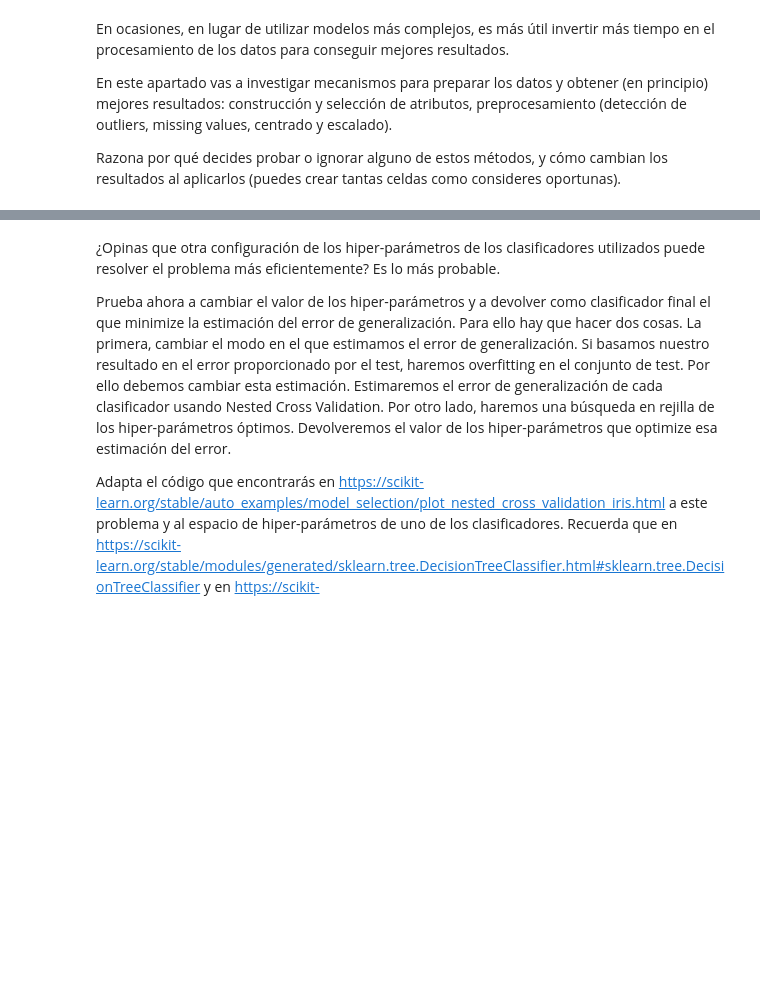
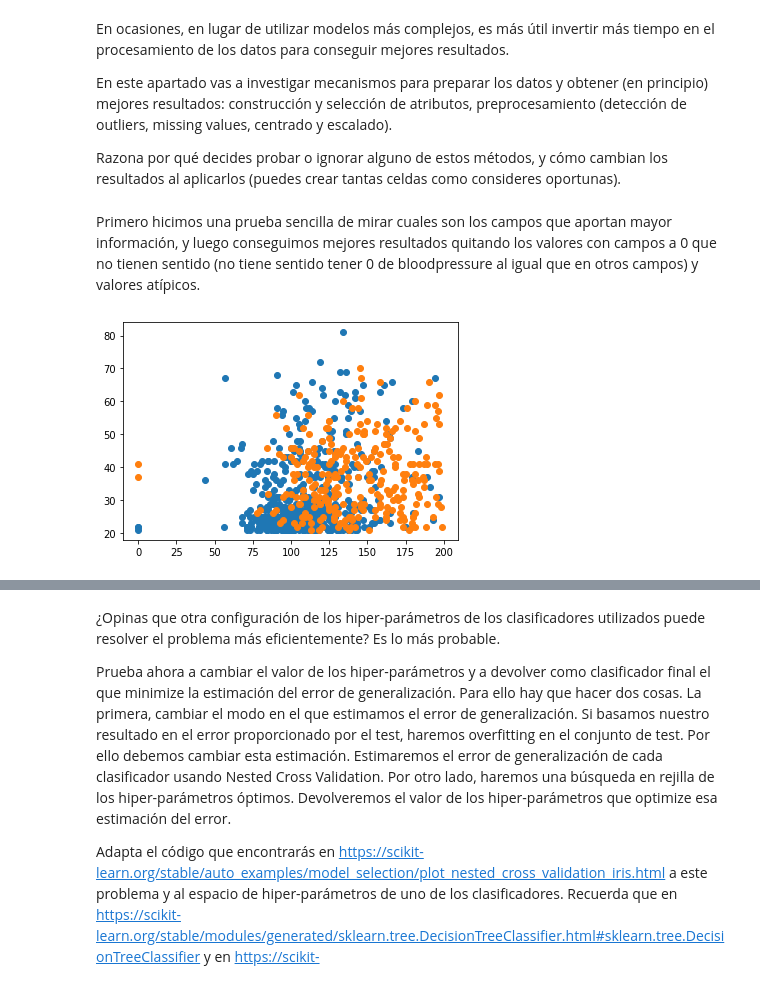
Before and after one commit to GregorioBlazquez/IA, a Jupyter notebook: p4_2301_04_Blazquez_Vicente/p4_02.ipynb, the cells around one changed output, grey strips where cells are left out. Drawn from its saved outputs; the diff is of its cells as text; code cells hidden in the pictures; blank space fills up the shorter version.

```diff
--- a/p4_2301_04_Blazquez_Vicente/p4_02.ipynb
+++ b/p4_2301_04_Blazquez_Vicente/p4_02.ipynb
@@ -78,0 +214,27 @@ Razona por qué decides probar o ignorar alguno de estos métodos, y cómo cambi
+# %% [markdown]
+Primero hicimos una prueba sencilla de mirar cuales son los campos que aportan mayor información, y luego conseguimos mejores resultados quitando los valores con campos a 0 que no tienen sentido (no tiene sentido tener 0 de bloodpressure al igual que en otros campos) y valores atípicos.
+# %%
+df = pd.read_csv("pima.csv", header=0, sep=',')
+
+X = df['glucose'].values
+y = df['age'].values
+values = df['class'].values
+
+var11=[]
+var12=[]
+var21=[]
+var22=[]
+
+for i,v in enumerate(values):
+    if v=='no':
+        var11.append(X[i])
+        var12.append(y[i])
+    else:
+        var21.append(X[i])
+        var22.append(y[i])
+
+plt.plot(var11,var12,'o')
+plt.plot(var21,var22,'o')
+plt.show()
+# %% [output]
+[figure, added]
```
Also changed, not shown: parts of 35 cells of this notebook, 2 other files.
